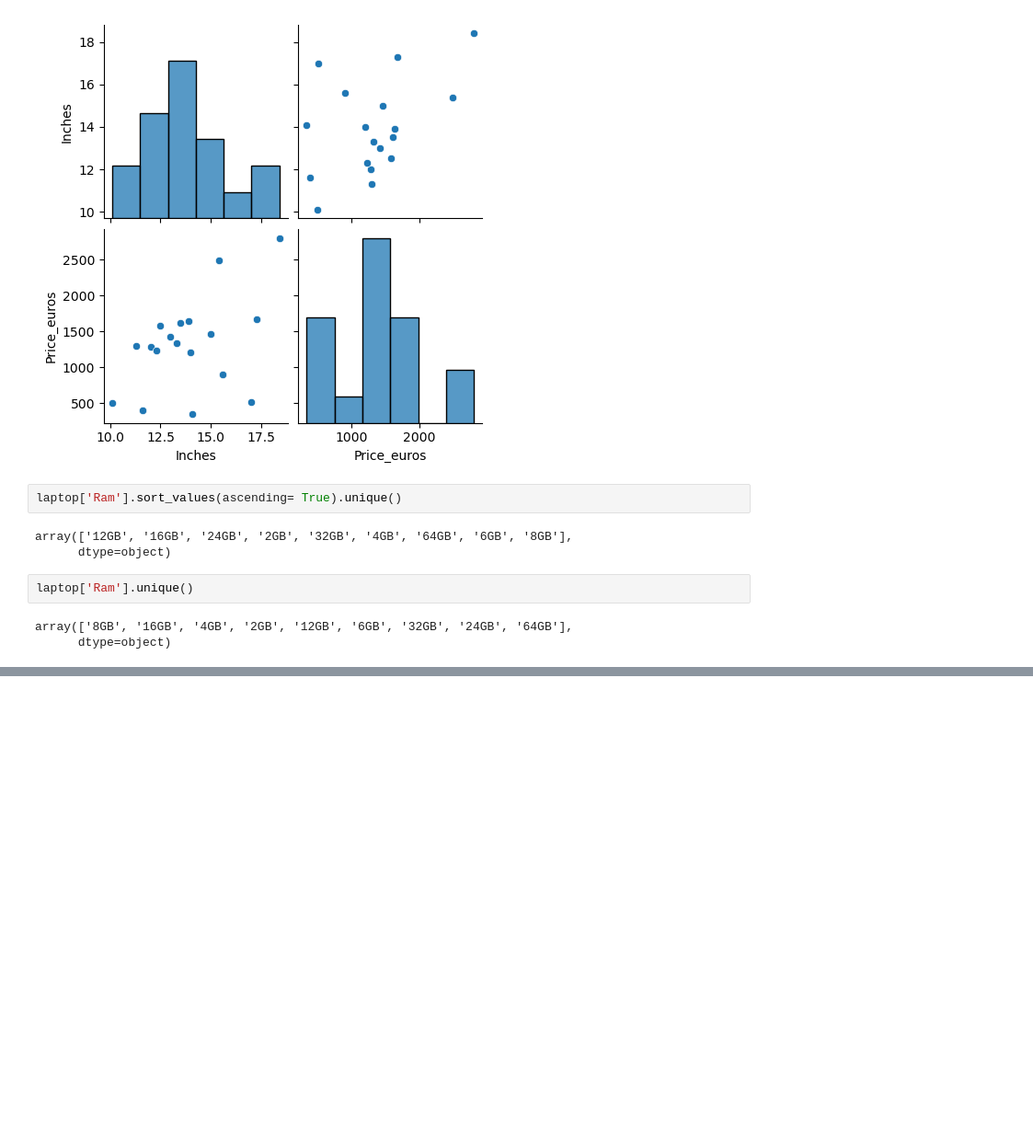
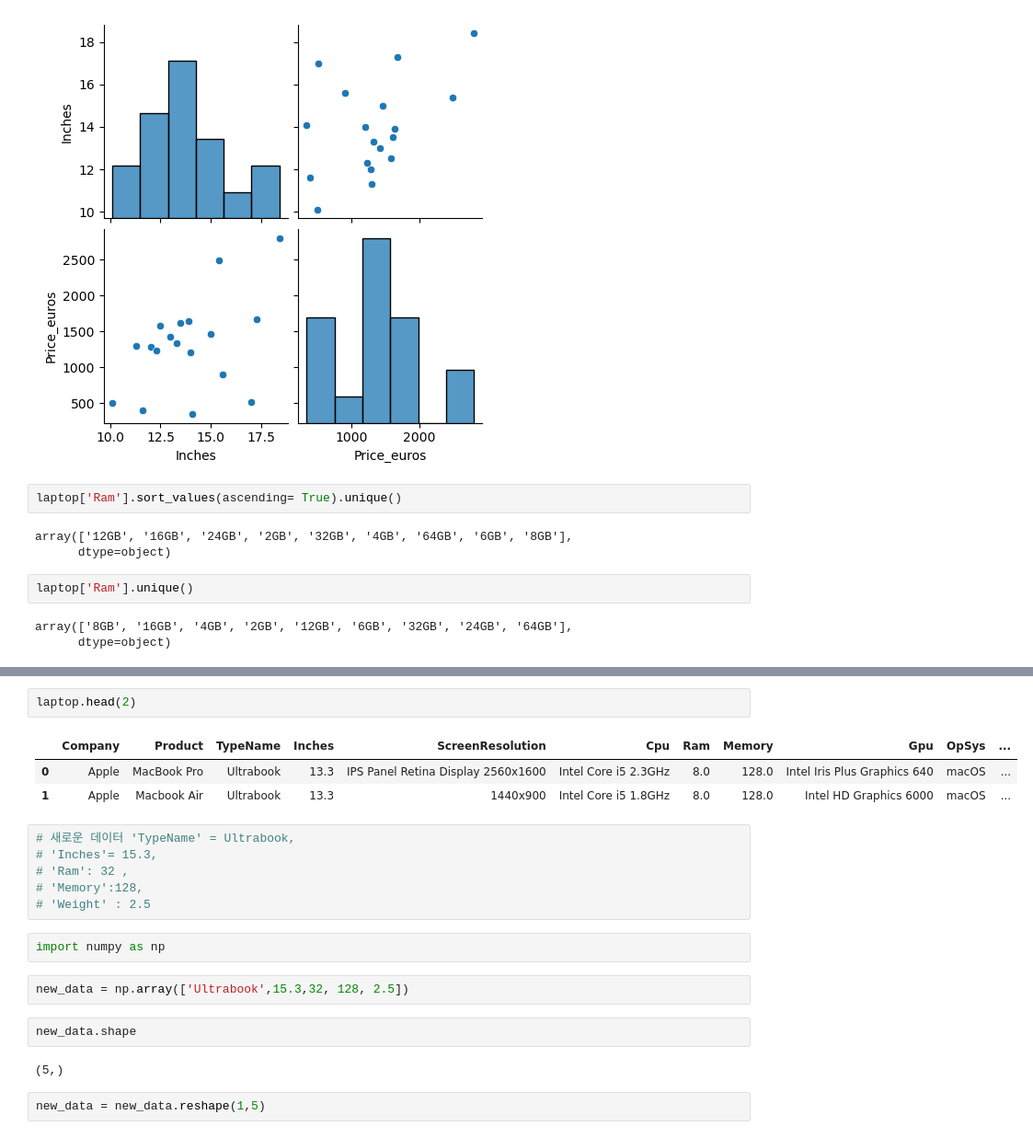
Before and after one commit to yugyeong1/streamlit_Laptop_Price, a Jupyter notebook: laptop_price.ipynb, the cells around one changed output, grey strips where cells are left out. Shown at 92% size. Cells and saved outputs as stored; diff of their text form; blank space fills up the shorter version.

```diff
--- a/laptop_price.ipynb
+++ b/laptop_price.ipynb
@@ -266,0 +346,22 @@ array(['8GB', '16GB', '4GB', '2GB', '12GB', '6GB', '32GB', '24GB', '64GB'],
+# %%
+laptop.head(2)
+# %% [output]
+|  | Company | Product | TypeName | Inches | ScreenResolution | Cpu | Ram | Memory | Gpu | OpSys | ... |
+| 0 | Apple | MacBook Pro | Ultrabook | 13.3 | IPS Panel Retina Display 2560x1600 | Intel Core i5 2.3GHz | 8.0 | 128.0 | Intel Iris Plus Graphics 640 | macOS | ... |
+| 1 | Apple | Macbook Air | Ultrabook | 13.3 | 1440x900 | Intel Core i5 1.8GHz | 8.0 | 128.0 | Intel HD Graphics 6000 | macOS | ... |
+# %%
+# 새로운 데이터 'TypeName' = Ultrabook,
+# 'Inches'= 15.3,
+# 'Ram': 32 ,
+# 'Memory':128,
+# 'Weight' : 2.5
+# %%
+import numpy as np
+# %%
+new_data = np.array(['Ultrabook',15.3,32, 128, 2.5])
+# %%
+new_data.shape
+# %% [output]
+(5,)
+# %%
+new_data = new_data.reshape(1,5)
```
Also changed, not shown: parts of 17 cells of this notebook.
